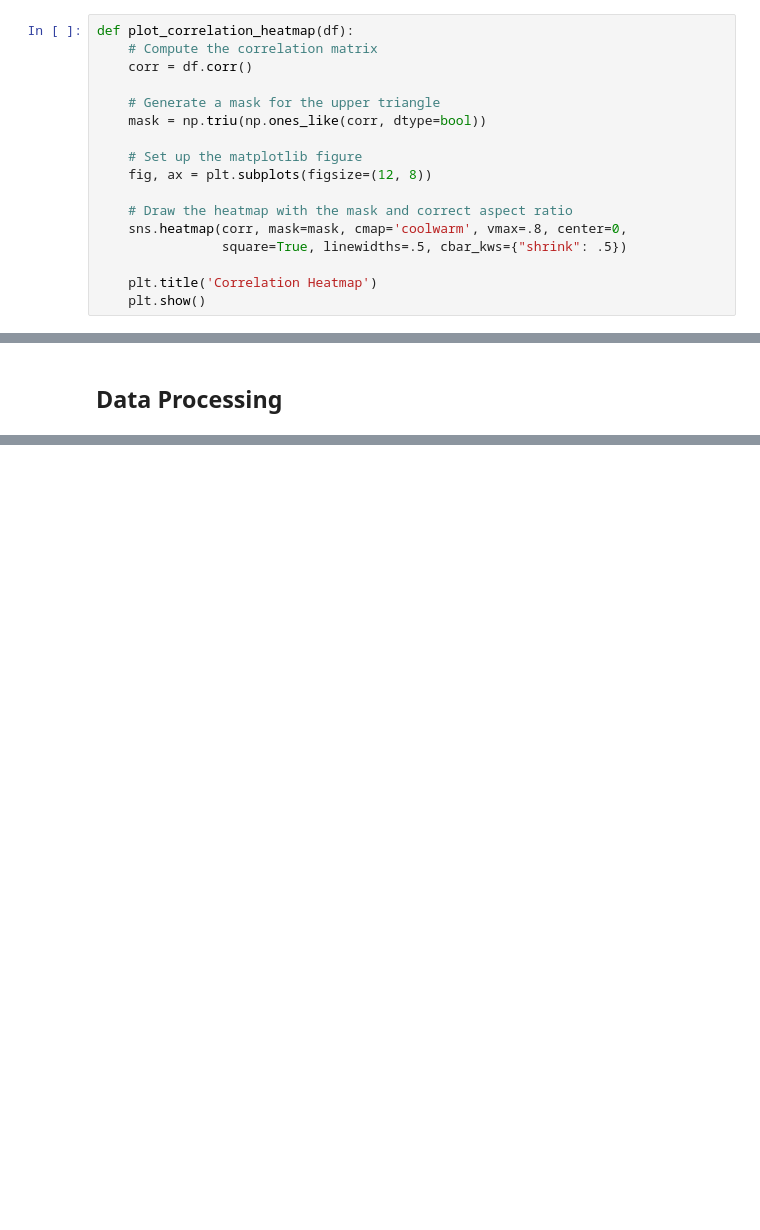
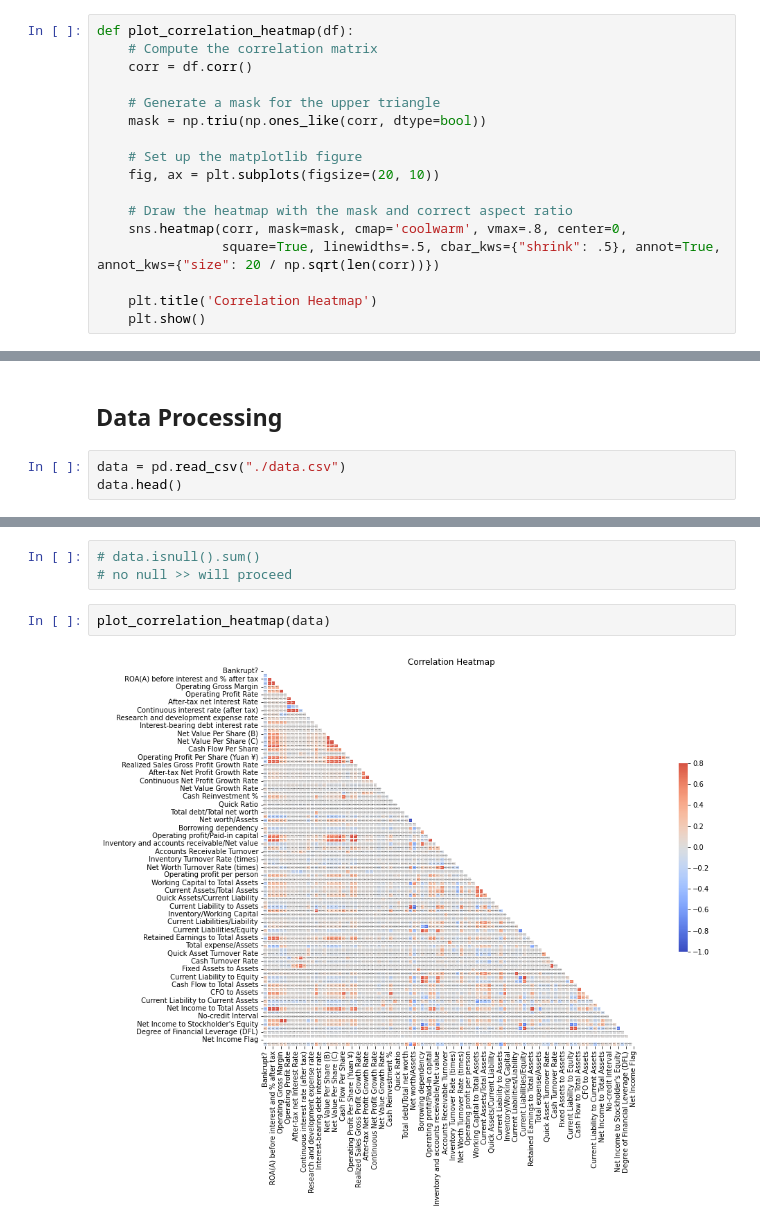
Before and after one commit to Baudouin-LAD/Project_7, a Jupyter notebook: Week7_Proj_Machine_Learning.ipynb, the cells around one changed output, grey strips where cells are left out. Drawn from its saved outputs; the diff is of its cells as text; blank space fills up the shorter version.

```diff
--- a/Week7_Proj_Machine_Learning.ipynb
+++ b/Week7_Proj_Machine_Learning.ipynb
@@ -67,11 +75,11 @@ def plot_correlation_heatmap(df):
     mask = np.triu(np.ones_like(corr, dtype=bool))
 
     # Set up the matplotlib figure
-    fig, ax = plt.subplots(figsize=(12, 8))
+    fig, ax = plt.subplots(figsize=(20, 10))
 
     # Draw the heatmap with the mask and correct aspect ratio
     sns.heatmap(corr, mask=mask, cmap='coolwarm', vmax=.8, center=0,
-                square=True, linewidths=.5, cbar_kws={"shrink": .5})
+                square=True, linewidths=.5, cbar_kws={"shrink": .5}, annot=True, annot_kws={"size": 20 / np.sqrt(len(corr))})
 
     plt.title('Correlation Heatmap')
     plt.show()
@@ -213,3 +221,6 @@ def feature_selection_pvalue_train(X_train, y_train, cols):
     return selected_features
 # %% [markdown]
 ## Data Processing
+# %%
+data = pd.read_csv("./data.csv")
+data.head()
@@ -215,0 +257,7 @@ def feature_selection_pvalue_train(X_train, y_train, cols):
+# %%
+# data.isnull().sum()
+# no null >> will proceed
+# %%
+plot_correlation_heatmap(data)
+# %% [output]
+[figure, added]
```
Also changed, not shown: parts of 10 cells of this notebook.
